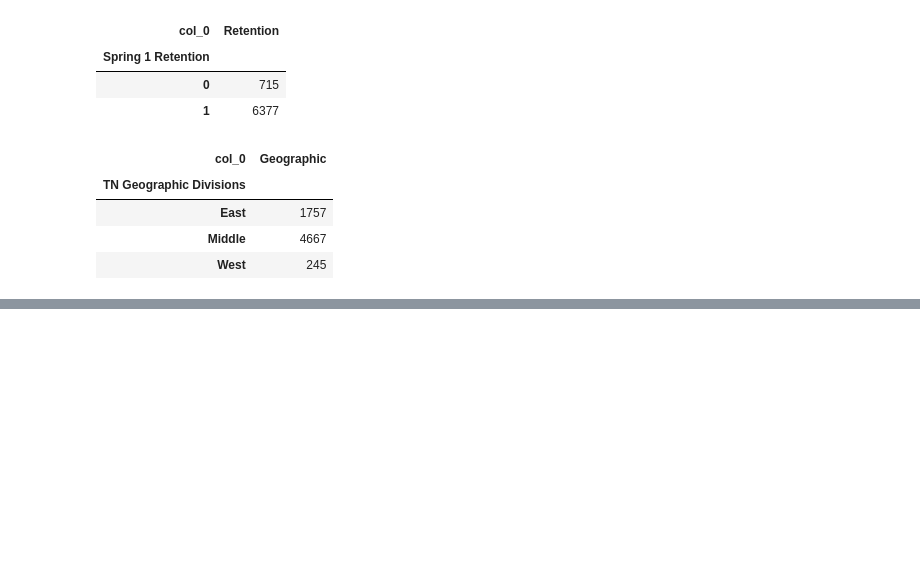
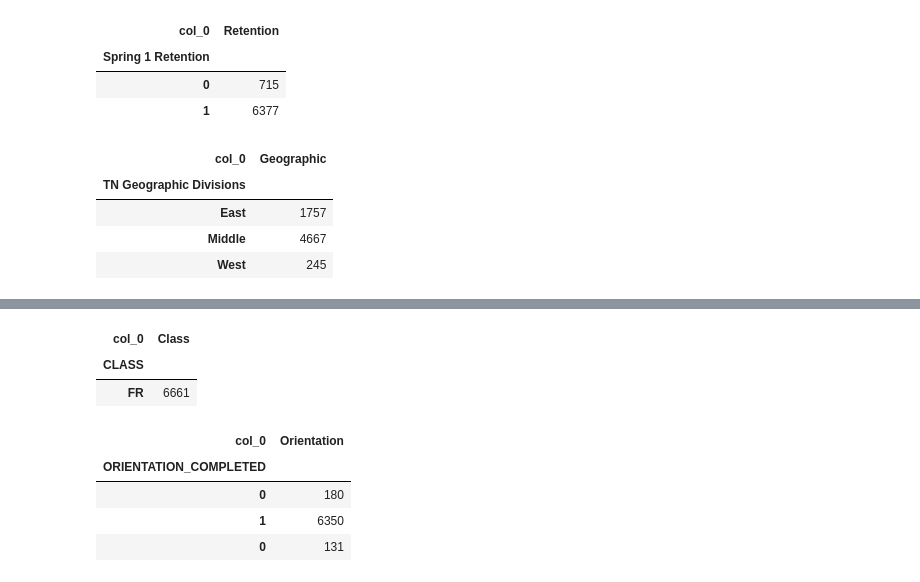
Before and after one commit to Glodanale/RetentionProject, a Jupyter notebook: DataCleaningFile.ipynb, the cells around one changed output, grey strips where cells are left out. Cells and saved outputs as stored; diff of their text form; code cells hidden in the pictures; blank space fills up the shorter version.

```diff
--- a/DataCleaningFile.ipynb
+++ b/DataCleaningFile.ipynb
@@ -127,4 +128,4 @@ df['Major_Change'] = np.where((df['MAJOR'] == df['MAJORS1']), 0, 1)
 df.drop(['SAT_TOTAL', 'FA_Status_Codes', 'FAFSA', 'DEPT', 'CONCEN', 'Fall_1_Retention', 'COLLEGEF2', 'MAJORF2', 'Fall 2 Retention',
          'COLLEGEF3', 'COLLEGES2', 'Fall 3 Retention', 'MAJORF3', 'MAJORS2', 'Spring 2 Retention', 'Program'], axis=1, inplace=True)
 # %%
-df[df["CLASS"].str.contains("FR")==True]
+df = df[df.CLASS == "FR"]
@@ -144,0 +132,18 @@ df[df["CLASS"].str.contains("FR")==True]
+# %%
+pd.crosstab(df['CLASS'], "Class")
+# %% [output]
+| col_0 | Class |
+| CLASS |  |
+| FR | 6661 |
+# %%
+df['ORIENTATION_COMPLETED']=df['ORIENTATION_COMPLETED'].replace('Yes',1)
+df['ORIENTATION_COMPLETED']=df['ORIENTATION_COMPLETED'].replace('No',0)
+df['ORIENTATION_COMPLETED']=df['ORIENTATION_COMPLETED'].replace(3,2)
+# %%
+pd.crosstab(df['ORIENTATION_COMPLETED'], "Orientation")
+# %% [output]
+| col_0 | Orientation |
+| ORIENTATION_COMPLETED |  |
+| 0 | 180 |
+| 1 | 6350 |
+| 0 | 131 |
```
Also changed, not shown: parts of 11 cells of this notebook.
